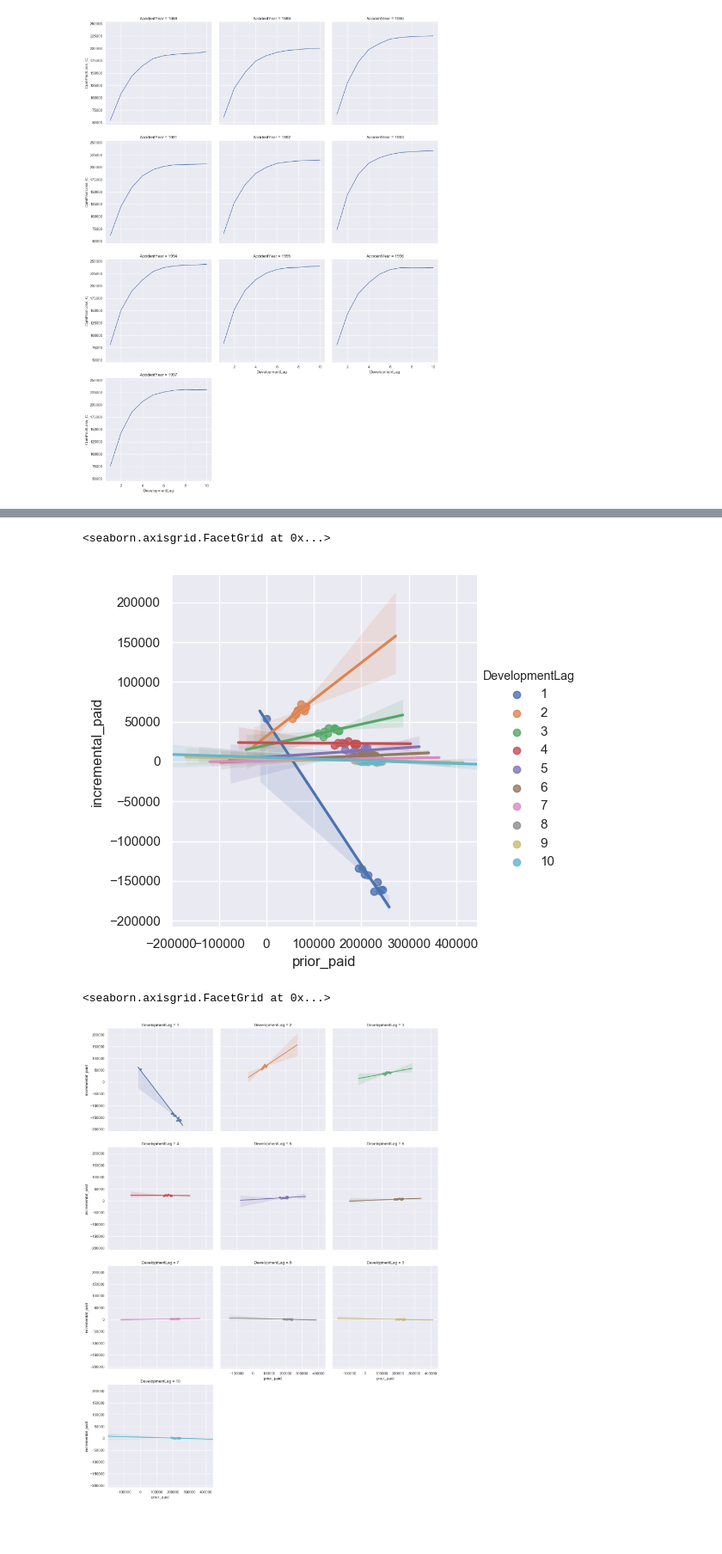
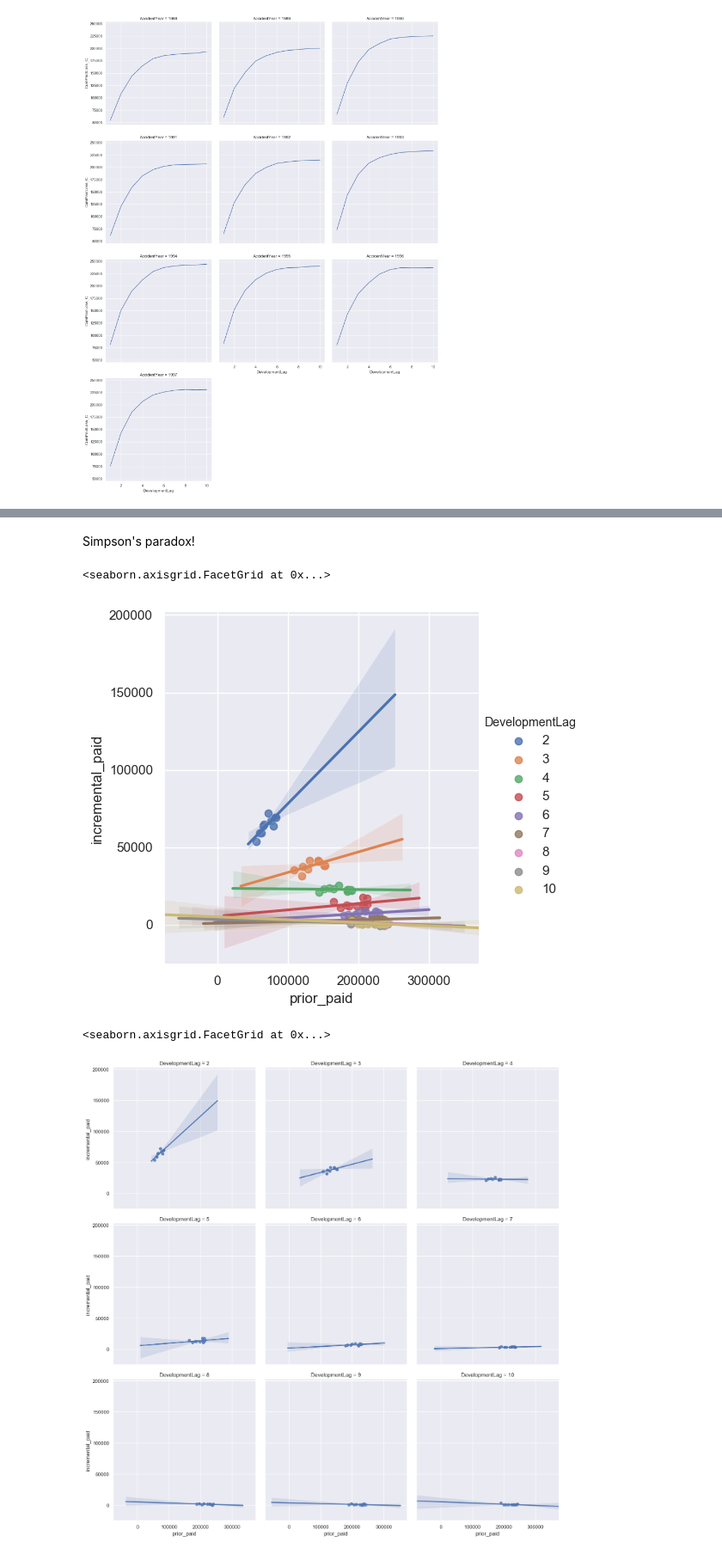
Before and after one commit to PirateGrunt/paw_rpm, a Jupyter notebook: notebooks/05_viz.ipynb, the cells around one changed output, grey strips where cells are left out. Shown at 86% size. Cells and saved outputs as stored; diff of their text form; code cells hidden in the pictures; blank space fills up the shorter version.

```diff
--- a/notebooks/05_viz.ipynb
+++ b/notebooks/05_viz.ipynb
@@ -10,15 +10,13 @@ df_ca0 = df_ca.copy()
 # %%
-# Get some incrementals
+# Get some prior amounts and incrementals
+df_ca_gb = df_ca.sort_values(
+        by = ['GRNAME', 'AccidentYear', 'DevelopmentLag']
+    ).groupby(
+        ['AccidentYear', 'GRNAME']
+    )
+df_ca['prior_paid'] = df_ca_gb['CumPaidLoss_C'].shift(1)
+df_ca['prior_incurred'] = df_ca_gb['IncurLoss_C'].shift(1)
 
-df_ca = df_ca.sort_values(
-        by = ['GRNAME', 'AccidentYear', 'DevelopmentLag']
-    )
-#.groupby(
-#        ['AccidentYear', 'GRNAME']
-#    )
-
-df_ca['prior_paid'] = df_ca['CumPaidLoss_C'].shift(1)
-df_ca['prior_incurred'] = df_ca['IncurLoss_C'].shift(1)
 df_ca['incremental_paid'] = df_ca['CumPaidLoss_C'] - df_ca['prior_paid']
 df_ca['incremental_incurred'] = df_ca['IncurLoss_C'] - df_ca['prior_incurred']
 # %%
@@ -43,5 +52,7 @@ df_one.shape
 # %% [output]
 (100, 17)
+# %%
+df_one = df_ca.query(' GRNAME == "State Farm Mut Grp" ').copy()
 # %%
 df_one.head()
 # %% [output]
@@ -299,25 +306,26 @@ sns.lmplot(
+# %% [markdown]
+Simpson's paradox!
 # %%
 sns.lmplot(
       x = "prior_paid"
     , y = "incremental_paid"
     , hue = 'DevelopmentLag'
-    , data = df_one
+    , data = df_one.query('DevelopmentLag > 1')
 )
 # %% [output]
 <seaborn.axisgrid.FacetGrid at 0x...>
-[figure, old version]
+[figure, new version]
 # %%
 sns.lmplot(
       x = "prior_paid"
     , y = "incremental_paid"
-    , hue = 'DevelopmentLag'
-    , data = df_one
+    , data = df_one.query('DevelopmentLag > 1')
     , col = "DevelopmentLag"
     , col_wrap = 3
 )
 # %% [output]
 <seaborn.axisgrid.FacetGrid at 0x...>
-[figure, old version]
+[figure, new version]
 # %%
 sns.residplot(
       x = "DevelopmentLag"
```
Also changed, not shown: parts of 26 cells of this notebook.
